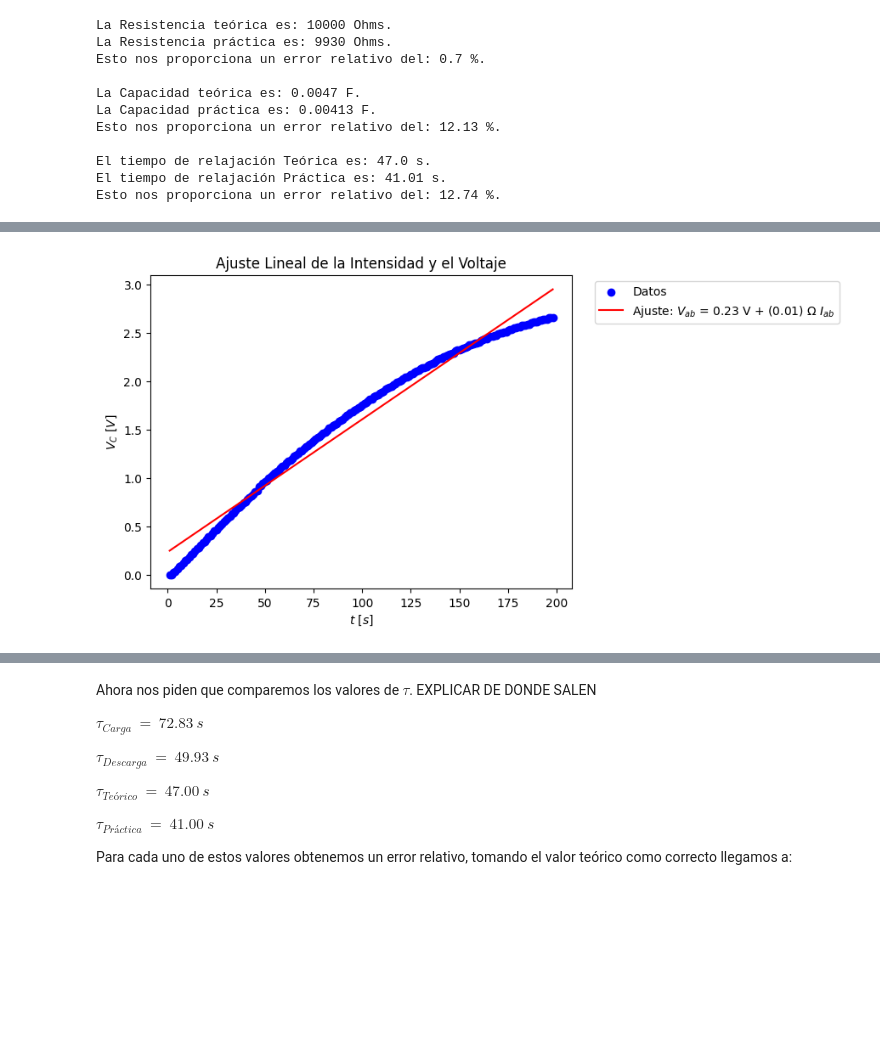
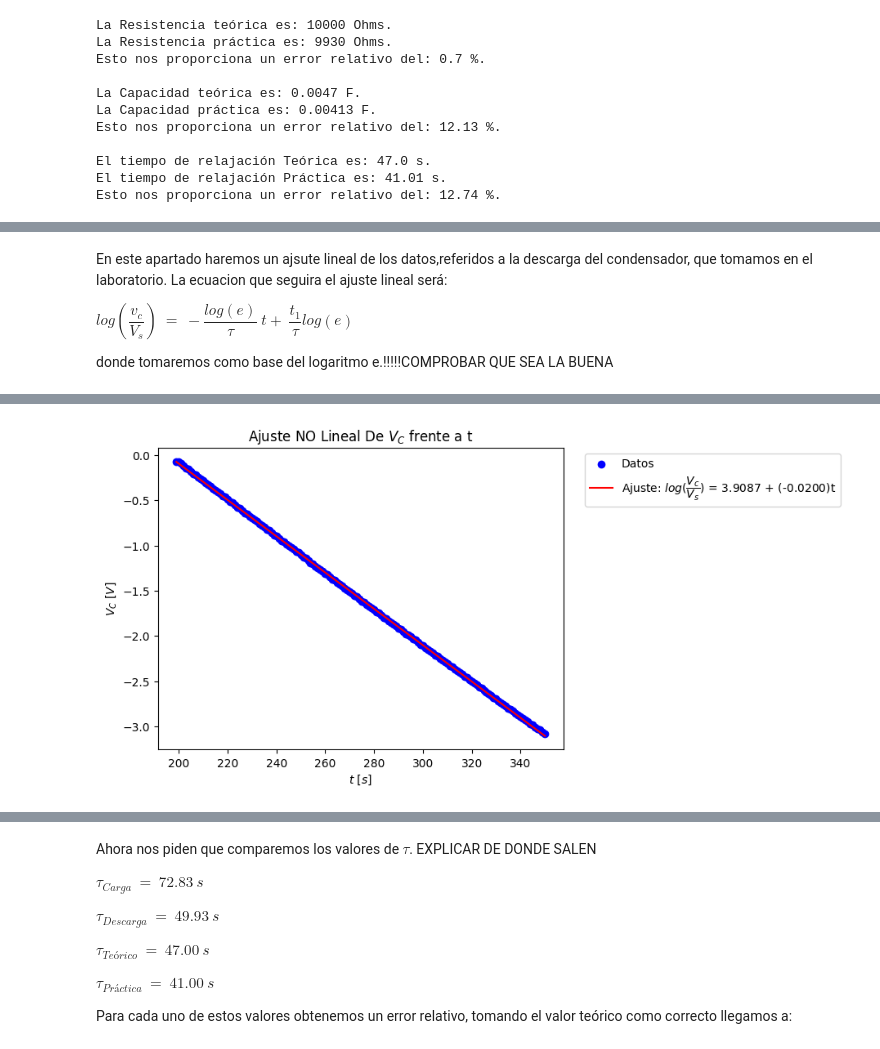
Before and after one commit to WetZap/Practicas-Circuitos, a Jupyter notebook: Practicas/Sesion 5/QuintaSesion.ipynb, the cells around one changed output, grey strips where cells are left out. Drawn from its saved outputs; the diff is of its cells as text; code cells hidden in the pictures; blank space fills up the shorter version.

```diff
--- a/Practicas/Sesion 5/QuintaSesion.ipynb
+++ b/Practicas/Sesion 5/QuintaSesion.ipynb
@@ -143,10 +117,13 @@ DatosParte2 = pd.read_excel(xlsx_name,sheet_name="DatosEnTiempo")
 # Extraemos los valores:
 Tiempo = DatosParte2["t"].tolist()
 VoltajeCondensador = DatosParte2["vc"].tolist()
-VoltajeFuentelist = DatosParte2["Vs"].tolist()
-VoltajeFuente =  VoltajeFuentelist[0]
 
-TiempoList = Tiempo.copy()
-VoltajeCondensadorList = VoltajeCondensador.copy()
+# Extraemos los valores de la fuente.
+VoltajeFuenteCONSTANTE = DatosParte2["Vs"].tolist()
+VoltajeFuente =  VoltajeFuenteCONSTANTE[0]
+
+# Creamos la variable de TiempoLista y VoltajeList para tener los datos en una lista para el posterior uso de los atributos de lista.
+TiempoLista = Tiempo.copy()
+VoltajeCondensadorLista = VoltajeCondensador.copy()
 
 Tiempo, VoltajeCondensador = ConverArray2(Tiempo,VoltajeCondensador)
@@ -153,43 +265,44 @@ Tiempo, VoltajeCondensador = ConverArray2(Tiempo,VoltajeCondensador)
+# %% [markdown]
+En este apartado haremos un ajsute lineal de los datos,referidos a la descarga del condensador, que tomamos en el laboratorio.
+La ecuacion que seguira el ajuste lineal será:
+
+$log(\dfrac{v_c}{V_s})\ =\ -\dfrac{log(e)}{\tau}\ t +\ \dfrac{t_1}{\tau}log(e) $
+
+
+donde tomaremos como base del logaritmo e.!!!!!COMPROBAR QUE SEA LA BUENA
 # %%
-VoltajeCondensadorCarga = VoltajeCondensador[0:198].copy()
-VoltajeCondensadorDesCarga = VoltajeCondensador[198:350].copy()
+#----------------------------------------------------------------------------------------------------------------------------------
+# Parte LINEAL
+#----------------------------------------------------------------------------------------------------------------------------------
 
-TiempoCarga = Tiempo[0:198].copy()
-TiempoDesCarga = Tiempo[198:350].copy()
-#Ponemos los datos en una tabla.
+# Exponemos los valores del tiempo y el votaje (de la carga) en una tabla.
+data = {'t[s]': TiempoDesCarga,
+        'Vc[V]': VoltajeCondensadorDesCarga}
+df = pd.DataFrame(data)
+print(f'Datos:\n{df}\n')
+# Obtenemos los valores de la abcisas
 
-data = {'t[s]': TiempoCarga,
-        'Vc[V]': VoltajeCondensadorCarga}
-df = pd.DataFrame(data)
-#print(f'Datos:\n{df}\n')
-# Obtenemos los valores de la abcisas
-yCarga = []
-for i in VoltajeCondensadorCarga:
-   #yCarga.append(np.log(1-(i/VoltajeFuente)))
-   #yCarga.append((VoltajeFuente/(VoltajeFuente-i))**(8/13))
-   yCarga.append(np.log((VoltajeFuente/(VoltajeFuente-i))))
-   #yCarga.append(np.log((VoltajeFuente-i)/VoltajeFuente))
-    #yCarga.append(np.log((VoltajeFuente-i)/VoltajeFuente))
-
+Ejey_DesCargaLineal = []
+for i in VoltajeCondensadorDesCarga:
+    Ejey_DesCargaLineal.append(np.log((i/VoltajeFuente)))
 
 # Realizamos el ajuste lineal con np.polyfit
 print('Datos ajuste: ',end='')
-[slopeC, interceptC], r = np.polyfit(TiempoCarga,yCarga,deg=1,cov=True)
-print("R=", slopeC,"1/s","\nOrdenada en el origen: ", interceptC,"QQ","\n coorel coef=",r)
-
-
+[PendienteDesCargaLineal, OrdenadaOrigenDesCargaLineal], r = np.polyfit(TiempoDesCarga,Ejey_DesCargaLineal,deg=1,cov=True)
+print("R=", PendienteDesCargaLineal,"1/s","\nOrdenada en el origen: ", OrdenadaOrigenDesCargaLineal,"\n coorel coef=",r)
 
 
 # Crear una función para la línea ajustada
-def ajuste_lineal(x):
-    return slopeC * x + interceptC
+def ajuste_linealDesCarga(x):
+    return OrdenadaOrigenDesCargaLineal + PendienteDesCargaLineal * x
+
 
 # Graficamos los datos y el ajuste lineal
-plt.scatter(TiempoCarga, yCarga, label='Datos', color='blue')
-plt.plot(TiempoCarga, ajuste_lineal(TiempoCarga), color='red', label=fr'Ajuste: $V_{{ab}}$ = {interceptC:.2f} V + ({slopeC:.2f}) $\Omega$ $I_{{ab}}$')
+plt.scatter(TiempoDesCarga, Ejey_DesCargaLineal, label='Datos', color='blue')
+plt.plot(TiempoDesCarga, ajuste_linealDesCarga(TiempoDesCarga), color='red', label=fr'Ajuste: $log(\dfrac{{V_c}}{{V_s}})$ = {OrdenadaOrigenDesCargaLineal:.4f} + ({PendienteDesCargaLineal:.4f})t')
 plt.xlabel(r'$t\ [s]$')
 plt.ylabel(r'$V_{C} \ [V]$')
-plt.title('Ajuste Lineal de la Intensidad y el Voltaje')
+plt.title(r'Ajuste NO Lineal De $V_C$ frente a t')
 plt.legend(bbox_to_anchor=(1.04, 1), loc="upper left")
 plt.show()
 # %% [output]
@@ -200,4 +329,4 @@ Ordenada en el origen:  0.2341604216019739 QQ
-[figure, old version]
+[figure, new version]
 # %%
 # A partir de los datos de la Ordenada en el origen y de la pendiente obtenemos los valores de C y tau.
 
```
Also changed, not shown: parts of 26 cells of this notebook, 3 other files.
